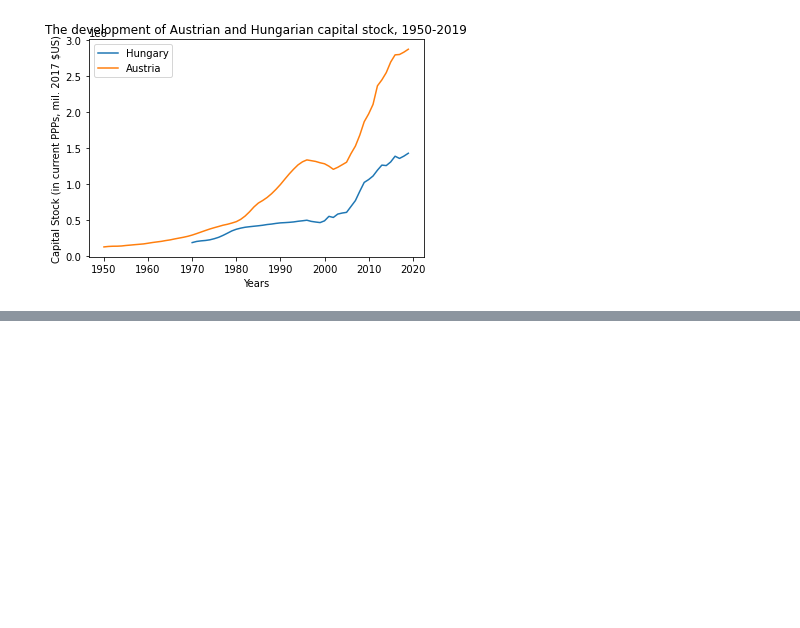
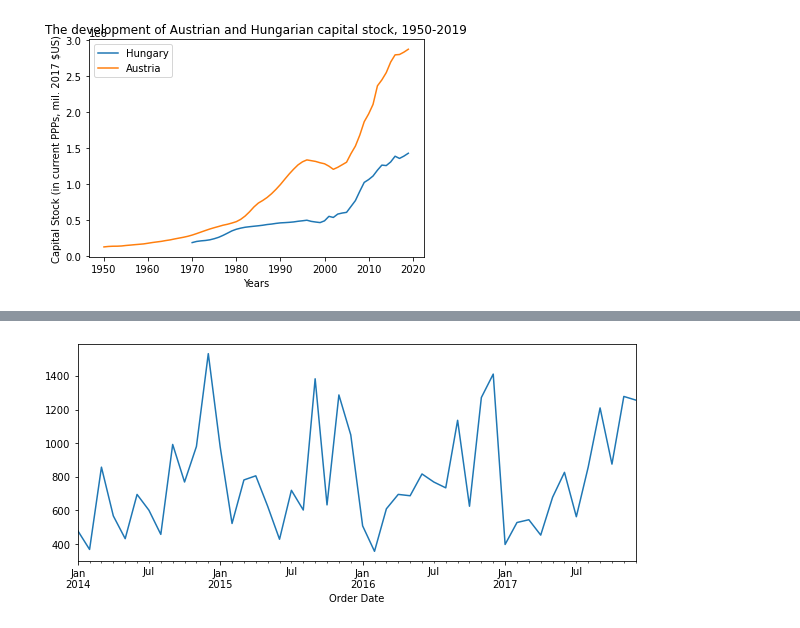
Before and after one commit to dalmasi1/Python_Sample, a Jupyter notebook: Pythoncode-checkpoint.ipynb, the cells around one changed output, grey strips where cells are left out. Saved outputs shown, nothing was run; the diff lists cells and outputs as text; code cells hidden in the pictures; blank space fills up the shorter version.

```diff
--- a/Pythoncode-checkpoint.ipynb
+++ b/Pythoncode-checkpoint.ipynb
@@ -115,0 +130,5 @@ from sklearn import linear_model
+# %%
+cols = ['Row ID', 'Order ID', 'Ship Date', 'Ship Mode', 'Customer ID', 'Customer Name', 'Segment', 'Country', 'City', 'State', 'Postal Code', 'Region', 'Product ID', 'Category', 'Sub-Category', 'Product Name', 'Quantity', 'Discount', 'Profit']
+furniture.drop(cols, axis=1, inplace=True)
+furniture = furniture.sort_values('Order Date')
+furniture.isnull().sum()
@@ -115,0 +143,5 @@ from sklearn import linear_model
+# %%
+furniture = furniture.groupby('Order Date')['Sales'].sum().reset_index()
+# %%
+furniture = furniture.set_index('Order Date')
+furniture.index
@@ -115,0 +157,2 @@ from sklearn import linear_model
+# %%
+y = furniture['Sales'].resample('MS').mean()
@@ -115,0 +176,5 @@ from sklearn import linear_model
+# %%
+y.plot(figsize=(10, 4))
+plt.show()
+# %% [output]
+[figure, added]
```
Also changed, not shown: parts of 13 cells of this notebook.
